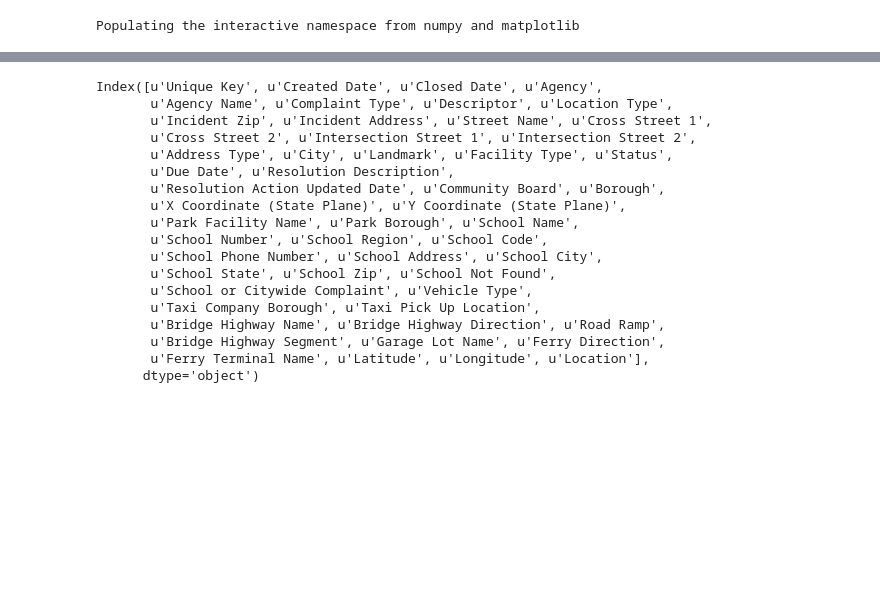
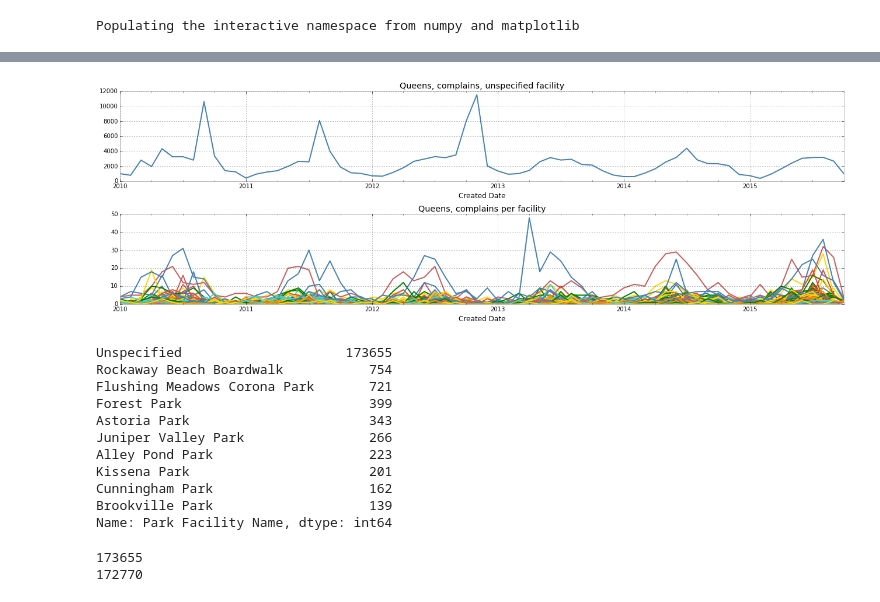
Before and after one commit to gdobler/parqa, a Jupyter notebook: 311/2_311_exploration.ipynb, the cells around one changed output, grey strips where cells are left out. Cells and saved outputs as stored; diff of their text form; code cells hidden in the pictures; blank space fills up the shorter version.

```diff
--- a/311/2_311_exploration.ipynb
+++ b/311/2_311_exploration.ipynb
@@ -128,21 +105,39 @@ DPR = df[df.Agency=='DPR']
-# %%
-DPR.columns
-# %% [output]
-Index([u'Unique Key', u'Created Date', u'Closed Date', u'Agency',
-       u'Agency Name', u'Complaint Type', u'Descriptor', u'Location Type',
-       u'Incident Zip', u'Incident Address', u'Street Name', u'Cross Street 1',
-       u'Cross Street 2', u'Intersection Street 1', u'Intersection Street 2',
-       u'Address Type', u'City', u'Landmark', u'Facility Type', u'Status',
-       u'Due Date', u'Resolution Description',
-       u'Resolution Action Updated Date', u'Community Board', u'Borough',
-       u'X Coordinate (State Plane)', u'Y Coordinate (State Plane)',
-       u'Park Facility Name', u'Park Borough', u'School Name',
-       u'School Number', u'School Region', u'School Code',
-       u'School Phone Number', u'School Address', u'School City',
-       u'School State', u'School Zip', u'School Not Found',
-       u'School or Citywide Complaint', u'Vehicle Type',
-       u'Taxi Company Borough', u'Taxi Pick Up Location',
-       u'Bridge Highway Name', u'Bridge Highway Direction', u'Road Ramp',
-       u'Bridge Highway Segment', u'Garage Lot Name', u'Ferry Direction',
-       u'Ferry Terminal Name', u'Latitude', u'Longitude', u'Location'],
-      dtype='object')
+# %%
+# it does not work to aggregate
+fig, axes = plt.subplots(2, figsize=(18, 6))
+
+df[(df.Agency == 'DPR') & (df['Park Borough']=='QUEENS') & (df['Park Facility Name']=='Unspecified')]\
+                    .set_index('Created Date').resample('1M', how='size').plot(ax=axes[0], legend=0)
+
+for name, g in df[(df.Agency == 'DPR') & (df['Park Borough']=='QUEENS') & (df['Park Facility Name']!='Unspecified')].groupby('Park Facility Name'):
+    g = g.set_index('Created Date').resample('1M', how='size').plot(ax=axes[1], legend=0)
+
+axes[0].set_title('Queens, complains, unspecified facility')
+axes[1].set_title('Queens, complains per facility')
+
+plt.tight_layout()
+plt.savefig(PARQA + 'parqa/311/img/exploration4.png')
+# %% [output]
+[figure, added]
+# %%
+df[(df.Agency == 'DPR') & (df['Park Borough']=='QUEENS')]['Park Facility Name'].value_counts().head(10)
+# %% [output]
+Unspecified                     173655
+Rockaway Beach Boardwalk           754
+Flushing Meadows Corona Park       721
+Forest Park                        399
+Astoria Park                       343
+Juniper Valley Park                266
+Alley Pond Park                    223
+Kissena Park                       201
+Cunningham Park                    162
+Brookville Park                    139
+Name: Park Facility Name, dtype: int64
+# %%
+Q = df[(df.Agency == 'DPR') & (df['Park Borough']=='QUEENS') & (df['Park Facility Name']=='Unspecified')]
+# Q.columns
+print len(Q)
+print len(Q[pd.notnull(Q.Longitude)])
+# %% [output]
+173655
+172770
```
Also changed, not shown: parts of 23 cells of this notebook, 28 other files.
